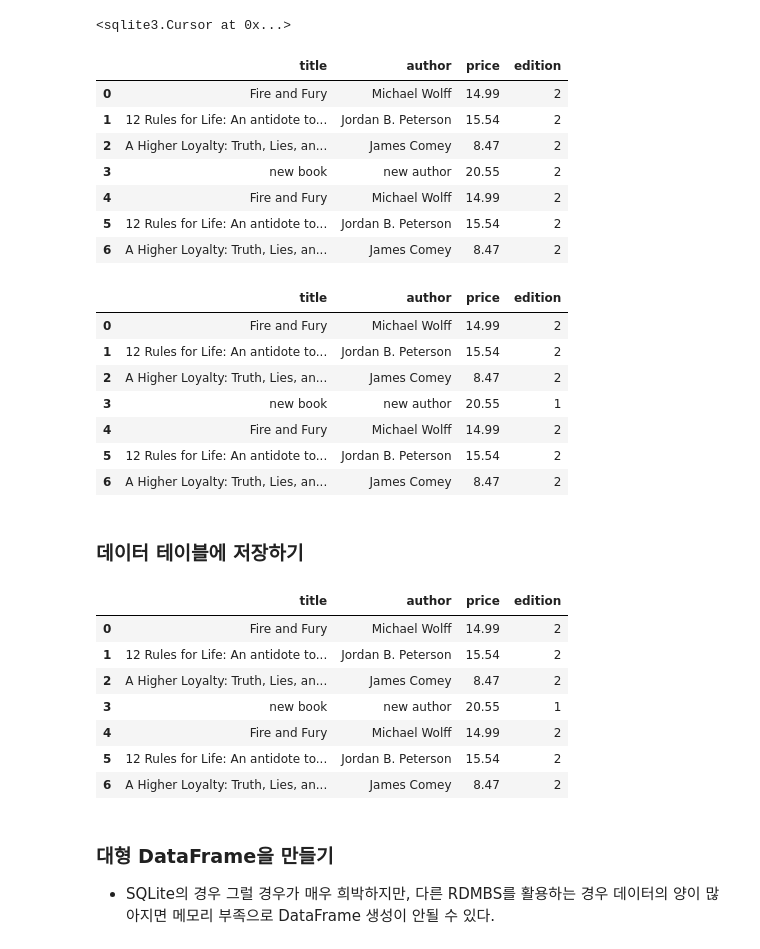
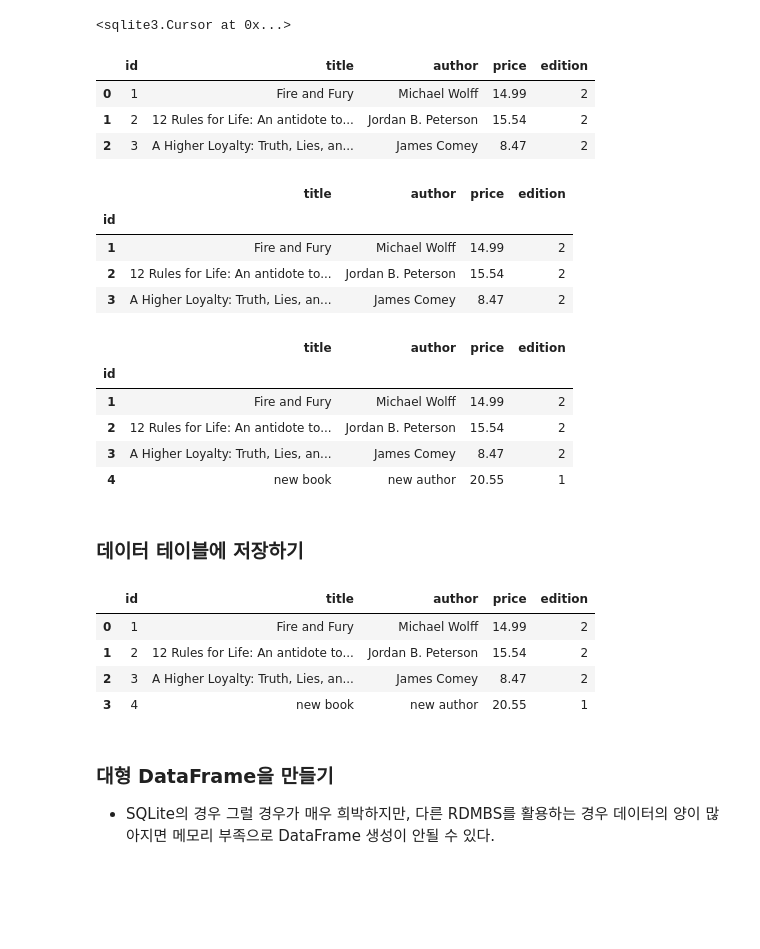
Before and after one commit to joyce04/python_database_class, a Jupyter notebook: 3. Python-SQLite/3. Pandas-SQLite 함께 사용하기.ipynb, the cells around one changed output. Drawn from its saved outputs; the diff is of its cells as text; code cells hidden in the pictures; blank space fills up the shorter version.

```diff
--- a/3. Python-SQLite/3. Pandas-SQLite 함께 사용하기.ipynb
+++ b/3. Python-SQLite/3. Pandas-SQLite 함께 사용하기.ipynb
@@ -48,10 +77,10 @@ cursor.fetchone()
 # %%
-# 데이터 추출
+
 # 입력과 동일하게 튜플 형태로 반환된다
-select_query = """SELECT * from BestSellers"""
+select_query2 = "SELECT * from BestSellers;"
 
-cursor = con.execute(select_query)
+cursor = con.execute(select_query2)
 
-rows = cursor.fetchall()
-rows
+rows2 = cursor.fetchall()
+rows2
 # %% [output]
@@ -120,14 +176,10 @@ sql.execute('update BestSellers set edition=2', con)
 <sqlite3.Cursor at 0x...>
 # %%
 # 데이터가 제대로 없데이트 되었는지 확인
-update_data = sql.read_sql_query(select_query, con)
+update_data = sql.read_sql_query(select_query2, con)
 update_data
 # %% [output]
-|  | title | author | price | edition |
-| 0 | Fire and Fury | Michael Wolff | 14.99 | 2 |
-| 1 | 12 Rules for Life: An antidote to... | Jordan B. Peterson | 15.54 | 2 |
-| 2 | A Higher Loyalty: Truth, Lies, an... | James Comey | 8.47 | 2 |
-| 3 | new book | new author | 20.55 | 2 |
-| 4 | Fire and Fury | Michael Wolff | 14.99 | 2 |
-| 5 | 12 Rules for Life: An antidote to... | Jordan B. Peterson | 15.54 | 2 |
-| 6 | A Higher Loyalty: Truth, Lies, an... | James Comey | 8.47 | 2 |
+|  | id | title | author | price | edition |
+| 0 | 1 | Fire and Fury | Michael Wolff | 14.99 | 2 |
+| 1 | 2 | 12 Rules for Life: An antidote to... | Jordan B. Peterson | 15.54 | 2 |
+| 2 | 3 | A Higher Loyalty: Truth, Lies, an... | James Comey | 8.47 | 2 |
@@ -134,16 +188,22 @@ update_data
+# %%
+update_data
+# %% [output]
+|  | title | author | price | edition |
+| id |  |  |  |  |
+| 1 | Fire and Fury | Michael Wolff | 14.99 | 2 |
+| 2 | 12 Rules for Life: An antidote to... | Jordan B. Peterson | 15.54 | 2 |
+| 3 | A Higher Loyalty: Truth, Lies, an... | James Comey | 8.47 | 2 |
 # %%
 # 새로운 데이터 추가
-update_data.loc[3] = ['new book', 'new author', 20.55, 1]
+update_data.loc[4] = ['new book', 'new author', 20.55, 1]
 update_data
 # %% [output]
 |  | title | author | price | edition |
-| 0 | Fire and Fury | Michael Wolff | 14.99 | 2 |
-| 1 | 12 Rules for Life: An antidote to... | Jordan B. Peterson | 15.54 | 2 |
-| 2 | A Higher Loyalty: Truth, Lies, an... | James Comey | 8.47 | 2 |
-| 3 | new book | new author | 20.55 | 1 |
-| 4 | Fire and Fury | Michael Wolff | 14.99 | 2 |
-| 5 | 12 Rules for Life: An antidote to... | Jordan B. Peterson | 15.54 | 2 |
-| 6 | A Higher Loyalty: Truth, Lies, an... | James Comey | 8.47 | 2 |
+| id |  |  |  |  |
+| 1 | Fire and Fury | Michael Wolff | 14.99 | 2 |
+| 2 | 12 Rules for Life: An antidote to... | Jordan B. Peterson | 15.54 | 2 |
+| 3 | A Higher Loyalty: Truth, Lies, an... | James Comey | 8.47 | 2 |
+| 4 | new book | new author | 20.55 | 1 |
 # %% [markdown]
 ### 데이터 테이블에 저장하기
 # %%
@@ -155,14 +215,11 @@ update_data.to_sql('BestSellers', con, if_exists='replace', index=False)
 # %%
-sql.read_sql_query(select_query, con)
+sql.read_sql_query(select_query2, con)
 # %% [output]
-|  | title | author | price | edition |
-| 0 | Fire and Fury | Michael Wolff | 14.99 | 2 |
-| 1 | 12 Rules for Life: An antidote to... | Jordan B. Peterson | 15.54 | 2 |
-| 2 | A Higher Loyalty: Truth, Lies, an... | James Comey | 8.47 | 2 |
-| 3 | new book | new author | 20.55 | 1 |
-| 4 | Fire and Fury | Michael Wolff | 14.99 | 2 |
-| 5 | 12 Rules for Life: An antidote to... | Jordan B. Peterson | 15.54 | 2 |
-| 6 | A Higher Loyalty: Truth, Lies, an... | James Comey | 8.47 | 2 |
+|  | id | title | author | price | edition |
+| 0 | 1 | Fire and Fury | Michael Wolff | 14.99 | 2 |
+| 1 | 2 | 12 Rules for Life: An antidote to... | Jordan B. Peterson | 15.54 | 2 |
+| 2 | 3 | A Higher Loyalty: Truth, Lies, an... | James Comey | 8.47 | 2 |
+| 3 | 4 | new book | new author | 20.55 | 1 |
 # %% [markdown]
 ### 대형 DataFrame을 만들기
 
```
Also changed, not shown: parts of 25 cells of this notebook, 1 other file.
